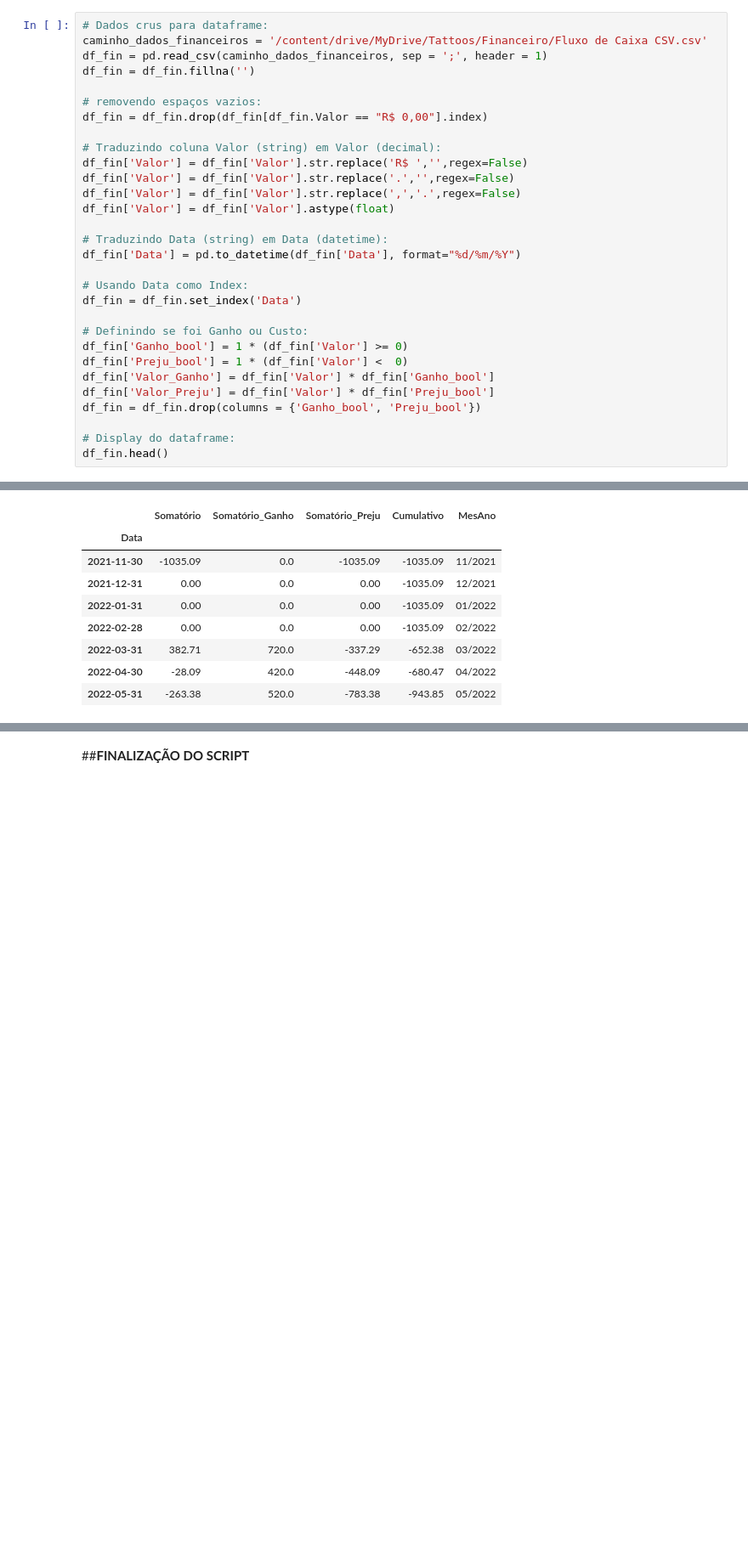
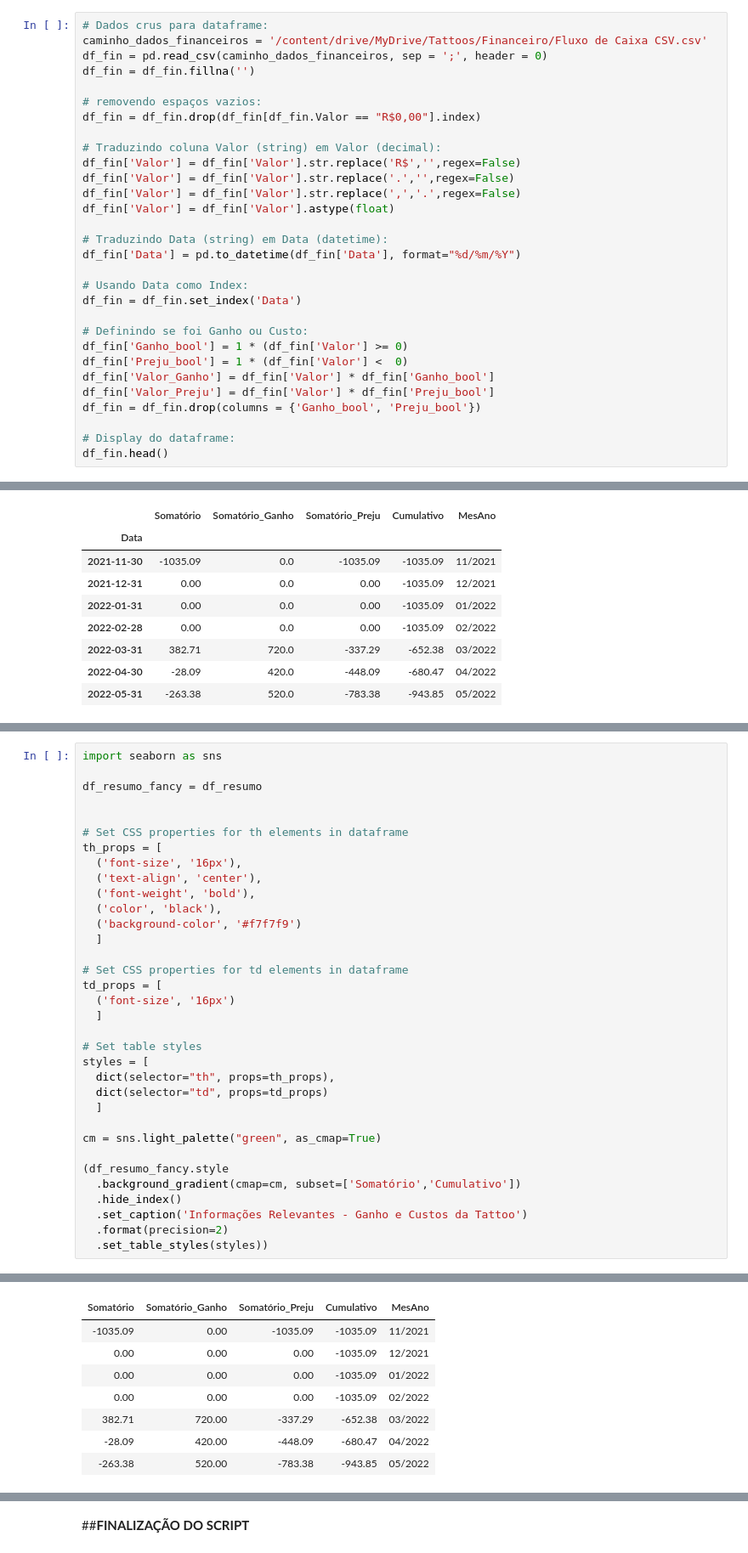
Before and after one commit to lucammarini/Fluxo_de_Caixa, a Jupyter notebook: DASHBOARD_TATTOOS.ipynb, the cells around one changed output, grey strips where cells are left out. Shown at 85% size. Saved outputs shown, nothing was run; the diff lists cells and outputs as text; blank space fills up the shorter version.

```diff
--- a/DASHBOARD_TATTOOS.ipynb
+++ b/DASHBOARD_TATTOOS.ipynb
@@ -32,14 +59,14 @@ def addlabels(x,y):
 # %%
 # Dados crus para dataframe:
 caminho_dados_financeiros = '/content/drive/MyDrive/Tattoos/Financeiro/Fluxo de Caixa CSV.csv'
-df_fin = pd.read_csv(caminho_dados_financeiros, sep = ';', header = 1)
+df_fin = pd.read_csv(caminho_dados_financeiros, sep = ';', header = 0)
 df_fin = df_fin.fillna('')
 
 # removendo espaços vazios:
-df_fin = df_fin.drop(df_fin[df_fin.Valor == "R$ 0,00"].index)
+df_fin = df_fin.drop(df_fin[df_fin.Valor == "R$0,00"].index)
 
 # Traduzindo coluna Valor (string) em Valor (decimal):
-df_fin['Valor'] = df_fin['Valor'].str.replace('R$ ','',regex=False)
+df_fin['Valor'] = df_fin['Valor'].str.replace('R$','',regex=False)
 df_fin['Valor'] = df_fin['Valor'].str.replace('.','',regex=False)
 df_fin['Valor'] = df_fin['Valor'].str.replace(',','.',regex=False)
 df_fin['Valor'] = df_fin['Valor'].astype(float)
@@ -171,0 +204,35 @@ for n in df_resumo.columns:
+# %%
+import seaborn as sns
+
+df_resumo_fancy = df_resumo
+
+
+# Set CSS properties for th elements in dataframe
+th_props = [
+  ('font-size', '16px'),
+  ('text-align', 'center'),
+  ('font-weight', 'bold'),
+  ('color', 'black'),
+  ('background-color', '#f7f7f9')
+  ]
+
+# Set CSS properties for td elements in dataframe
+td_props = [
+  ('font-size', '16px')
+  ]
+
+# Set table styles
+styles = [
+  dict(selector="th", props=th_props),
+  dict(selector="td", props=td_props)
+  ]
+
+cm = sns.light_palette("green", as_cmap=True)
+
+(df_resumo_fancy.style
+  .background_gradient(cmap=cm, subset=['Somatório','Cumulativo'])
+  .hide_index()
+  .set_caption('Informações Relevantes - Ganho e Custos da Tattoo')
+  .format(precision=2)
+  .set_table_styles(styles))
+# %% [output]
@@ -171,0 +240,8 @@ for n in df_resumo.columns:
+| Somatório | Somatório_Ganho | Somatório_Preju | Cumulativo | MesAno |
+| -1035.09 | 0.00 | -1035.09 | -1035.09 | 11/2021 |
+| 0.00 | 0.00 | 0.00 | -1035.09 | 12/2021 |
+| 0.00 | 0.00 | 0.00 | -1035.09 | 01/2022 |
+| 0.00 | 0.00 | 0.00 | -1035.09 | 02/2022 |
+| 382.71 | 720.00 | -337.29 | -652.38 | 03/2022 |
+| -28.09 | 420.00 | -448.09 | -680.47 | 04/2022 |
+| -263.38 | 520.00 | -783.38 | -943.85 | 05/2022 |
```
Also changed, not shown: parts of 11 cells of this notebook, 1 other file.
